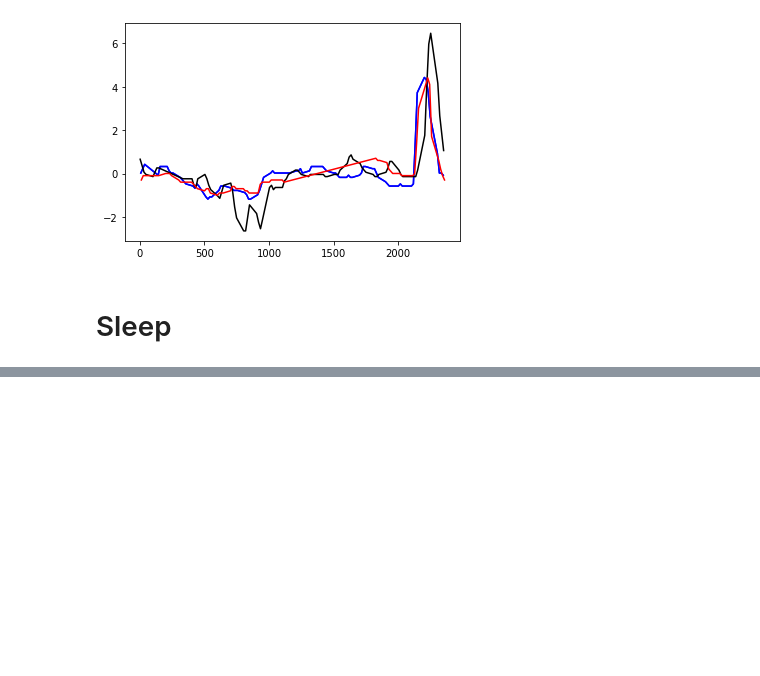
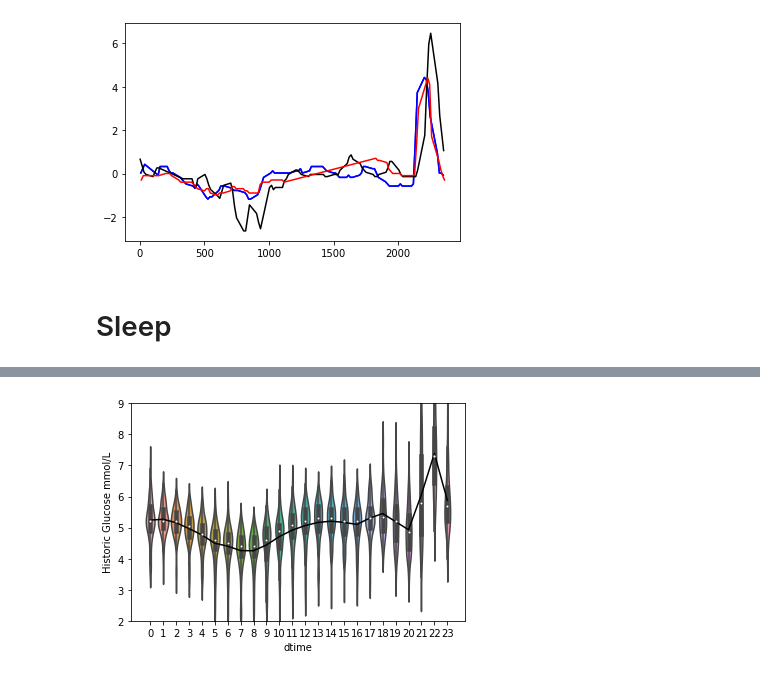
Before and after one commit to amino-health/glyco, a Jupyter notebook: eda/gv_measurement.ipynb, the cells around one changed output, grey strips where cells are left out. Cells and saved outputs as stored; diff of their text form; code cells hidden in the pictures; blank space fills up the shorter version.

```diff
--- a/eda/gv_measurement.ipynb
+++ b/eda/gv_measurement.ipynb
@@ -510,0 +544,13 @@ itgs[24]
+# %%
+booboo=gl
+booboo['H']=gl.index.hour
+sns.violinplot(booboo.index.hour, booboo[glbl])
+mvar = booboo.groupby(['H'])[glbl].mean()
+
+
+plt.plot(mvar.index, mvar, color='black')
+
+plt.ylim(2,9)
+plt.show()
+# %% [output]
+[figure, added]
```
Also changed, not shown: parts of 18 cells of this notebook, 9 other files.
